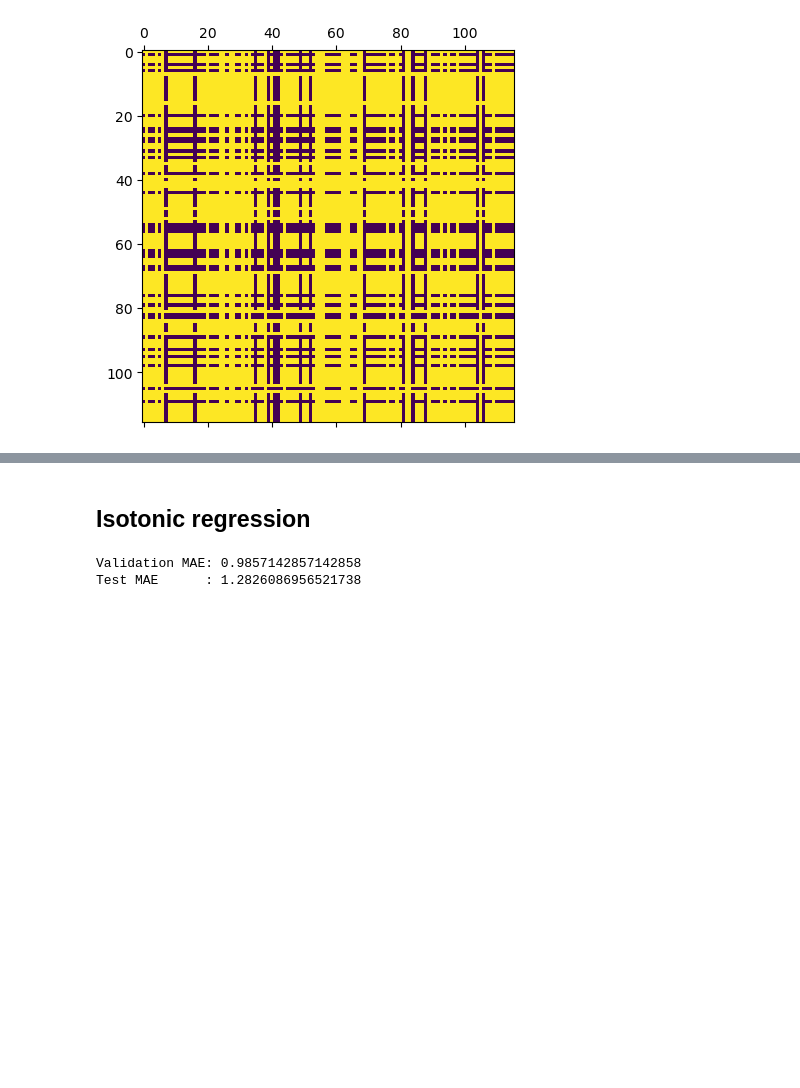
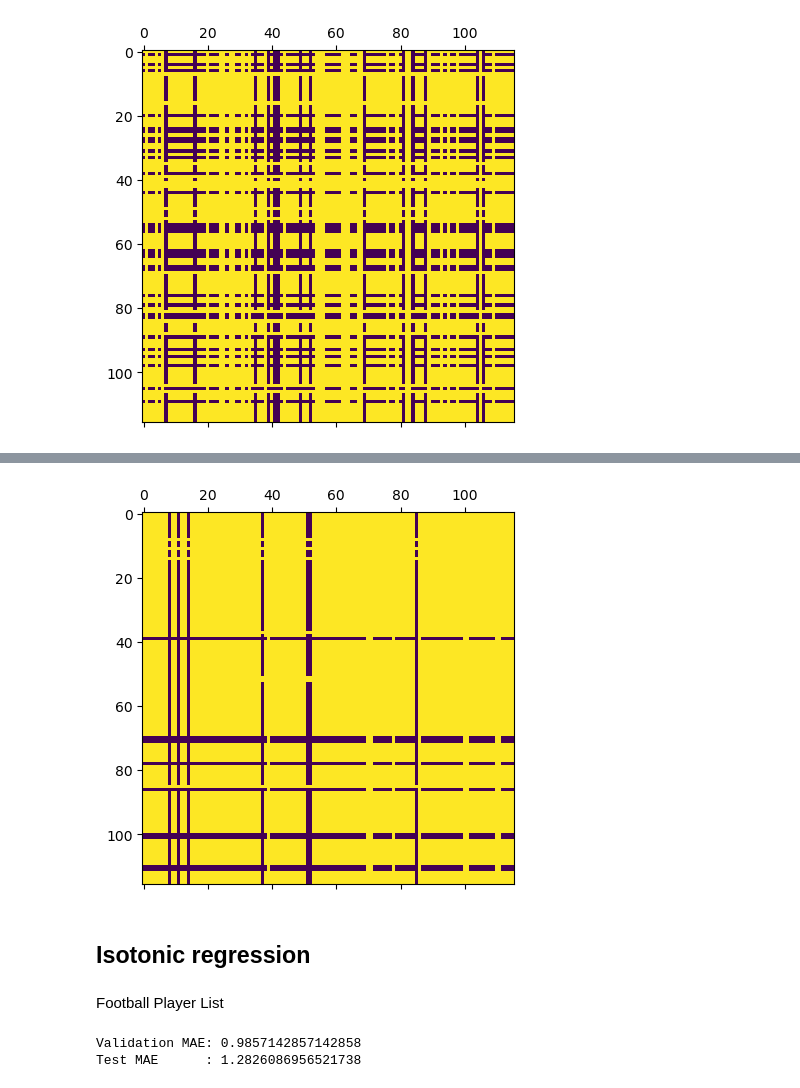
Before and after one commit to papayiv/Papay-BS-Thesis, a Jupyter notebook: code/experiments/mixtures.ipynb, the cells around one changed output, grey strips where cells are left out. Cells and saved outputs as stored; diff of their text form; code cells hidden in the pictures; blank space fills up the shorter version.

```diff
--- a/code/experiments/mixtures.ipynb
+++ b/code/experiments/mixtures.ipynb
@@ -160,7 +299,23 @@ plt.show()
+# %%
+res = testPartialOrders(X_learn, y_learn, X, w0, w, labels = np.array([0, 1, 2, 3, 4, 5, 6]))
+image = np.zeros((len(y), len(y)))
+for i in range(len(y)):
+    for j in range(len(y)):
+        if (res[i] >= res[j]):
+            image[i, j] = 1
+        else:
+            image[i, j] = 0
+plt.matshow(image)
+
+plt.show()
+# %% [output]
+[figure, added]
 # %% [markdown]
 ## Isotonic regression
 # %%
 from sklearn.isotonic import IsotonicRegression
+# %% [markdown]
+Football Player List
 # %%
 clf = IsotonicRegression(y_min=1.0, y_max=5.0, out_of_bounds='clip')
 y_learn = y_learn.astype('int')
```
Also changed, not shown: parts of 41 cells of this notebook.
